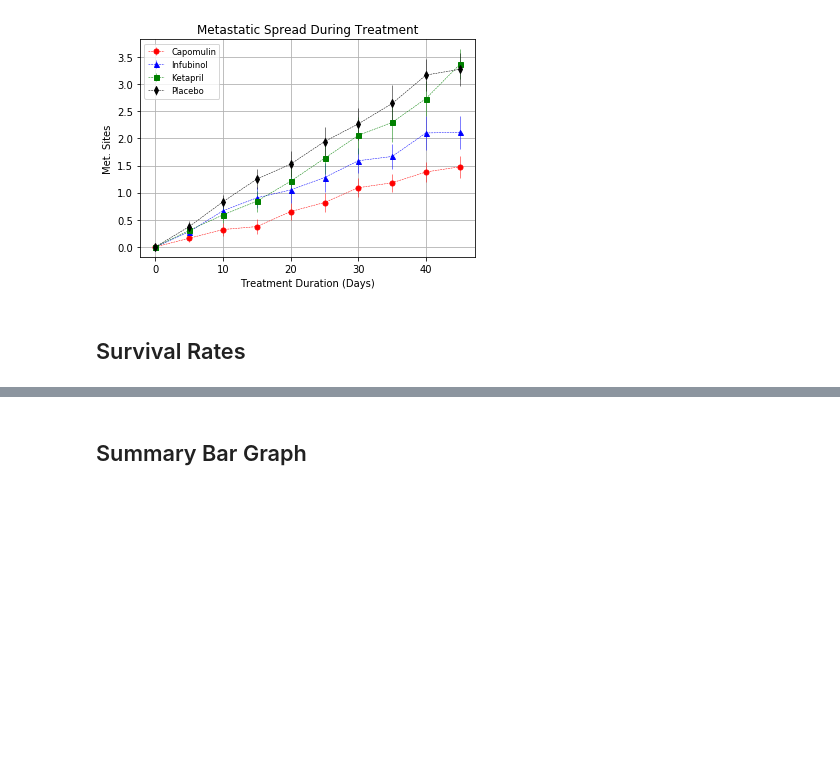
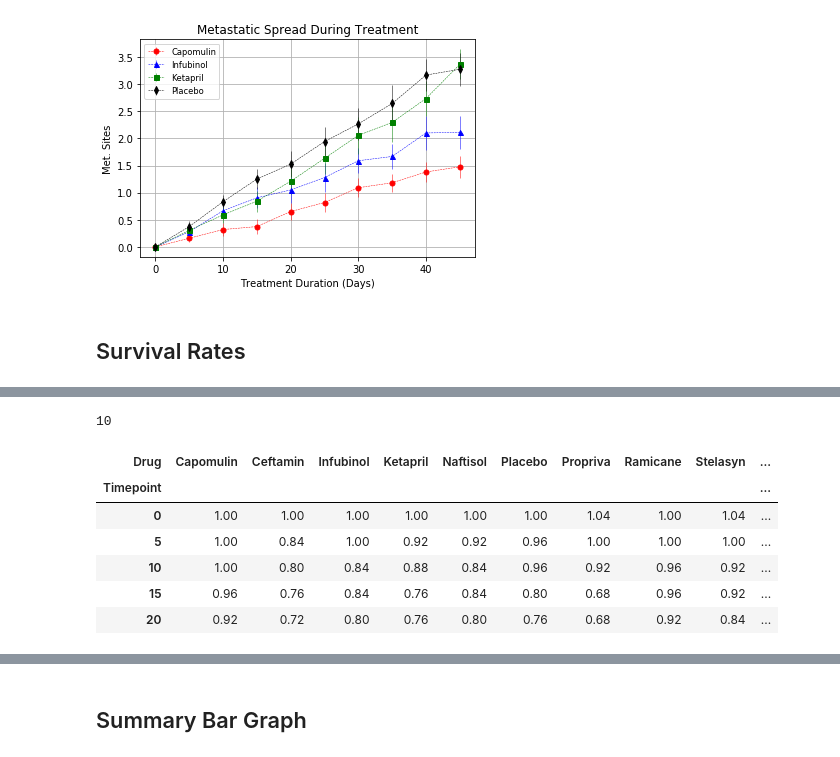
Before and after one commit to minsom/Bootcamp, a Jupyter notebook: matplotlib/Pymaceuticals/pymaceuticals_symin.ipynb, the cells around one changed output, grey strips where cells are left out. Drawn from its saved outputs; the diff is of its cells as text; code cells hidden in the pictures; blank space fills up the shorter version.

```diff
--- a/matplotlib/Pymaceuticals/pymaceuticals_symin.ipynb
+++ b/matplotlib/Pymaceuticals/pymaceuticals_symin.ipynb
@@ -193,0 +210,17 @@ plt.show()
+# %%
+print(len(survival_indextime.columns))
+# divide each column by the number of mouse count at timepoint "0"
+for i in range(len(survival_indextime.columns)):
+    survival_analysis=survival_indextime.iloc[:i]/survival_indextime.iloc[0,i]
+
+# print(survival_analysis.dtypes)-float64
+survival_analysis.head()
+# %% [output]
+10
+| Drug | Capomulin | Ceftamin | Infubinol | Ketapril | Naftisol | Placebo | Propriva | Ramicane | Stelasyn | ... |
+| Timepoint |  |  |  |  |  |  |  |  |  | ... |
+| 0 | 1.00 | 1.00 | 1.00 | 1.00 | 1.00 | 1.00 | 1.04 | 1.00 | 1.04 | ... |
+| 5 | 1.00 | 0.84 | 1.00 | 0.92 | 0.92 | 0.96 | 1.00 | 1.00 | 1.00 | ... |
+| 10 | 1.00 | 0.80 | 0.84 | 0.88 | 0.84 | 0.96 | 0.92 | 0.96 | 0.92 | ... |
+| 15 | 0.96 | 0.76 | 0.84 | 0.76 | 0.84 | 0.80 | 0.68 | 0.96 | 0.92 | ... |
+| 20 | 0.92 | 0.72 | 0.80 | 0.76 | 0.80 | 0.76 | 0.68 | 0.92 | 0.84 | ... |
```
Also changed, not shown: parts of 17 cells of this notebook.
